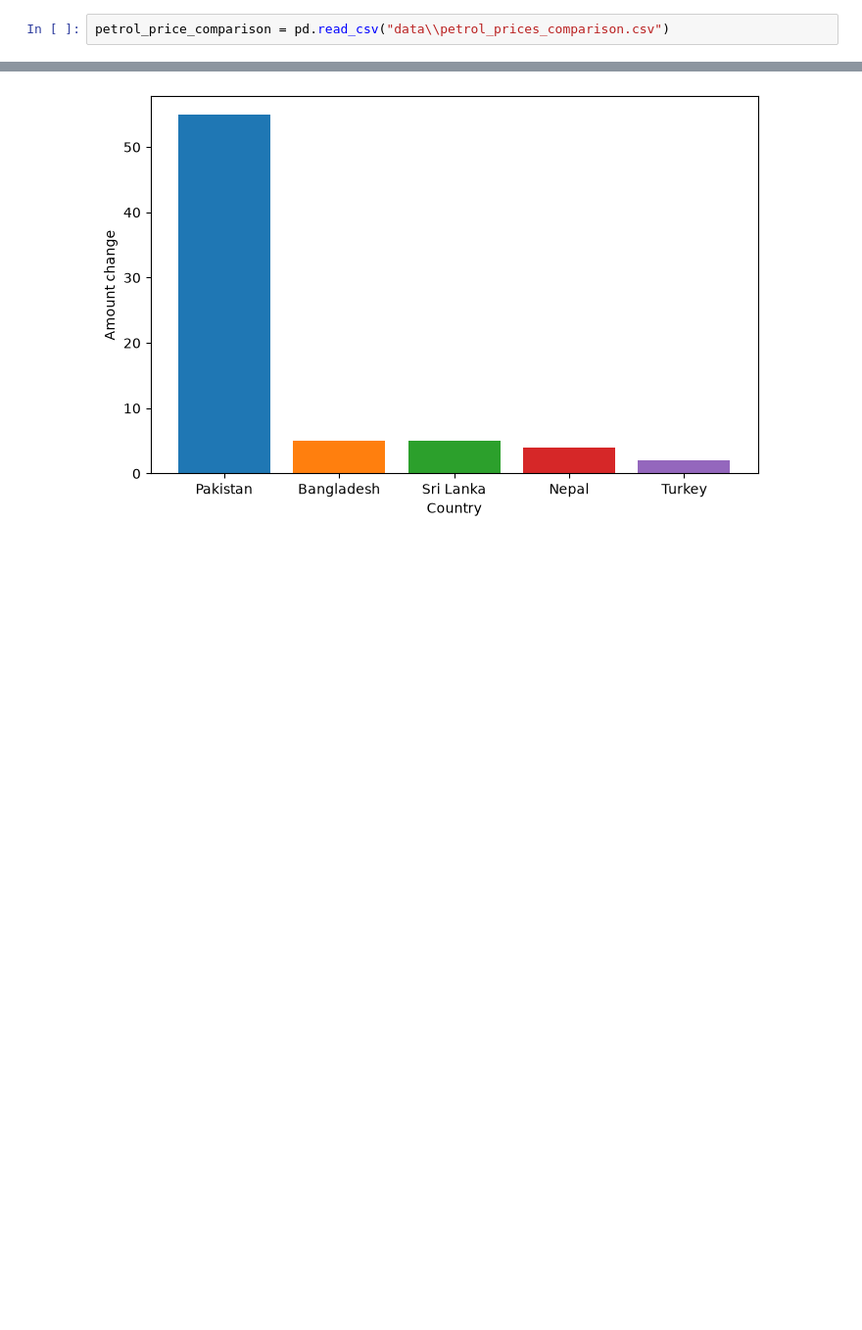
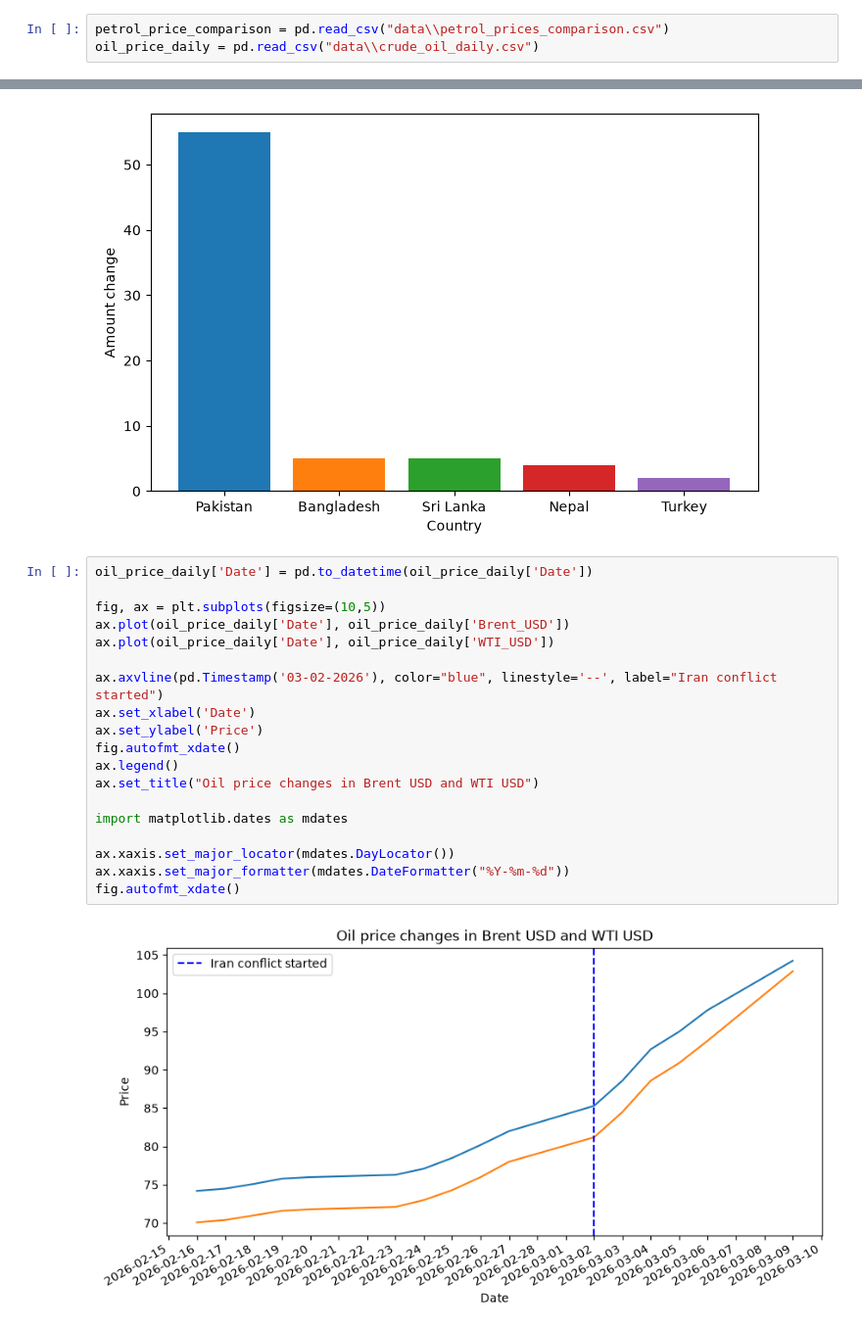
Before and after one commit to dophat1/md2b_learn, a Jupyter notebook: eda_with_matplotlib/iran_oil.ipynb, the cells around one changed output, grey strips where cells are left out. Shown at 98% size. Drawn from its saved outputs; the diff is of its cells as text; blank space fills up the shorter version.

Commit message:
add line plot with lines

```diff
--- a/eda_with_matplotlib/iran_oil.ipynb
+++ b/eda_with_matplotlib/iran_oil.ipynb
@@ -3,3 +3,4 @@ import pandas as pd
 import matplotlib.pyplot as plt
 # %%
 petrol_price_comparison = pd.read_csv("data\\petrol_prices_comparison.csv")
+oil_price_daily = pd.read_csv("data\\crude_oil_daily.csv")
@@ -40,3 +43,24 @@ ax.set_ylabel("Amount change")
 # %% [output]
 Text(0, 0.5, 'Amount change')
 [figure]
+# %%
+oil_price_daily['Date'] = pd.to_datetime(oil_price_daily['Date'])
+
+fig, ax = plt.subplots(figsize=(10,5))
+ax.plot(oil_price_daily['Date'], oil_price_daily['Brent_USD'])
+ax.plot(oil_price_daily['Date'], oil_price_daily['WTI_USD'])
+
+ax.axvline(pd.Timestamp('03-02-2026'), color="blue", linestyle='--', label="Iran conflict started")
+ax.set_xlabel('Date')
+ax.set_ylabel('Price')
+fig.autofmt_xdate()
+ax.legend()
+ax.set_title("Oil price changes in Brent USD and WTI USD")
+
+import matplotlib.dates as mdates
+
+ax.xaxis.set_major_locator(mdates.DayLocator())
+ax.xaxis.set_major_formatter(mdates.DateFormatter("%Y-%m-%d"))
+fig.autofmt_xdate()
+# %% [output]
+[figure, added]
```
Also changed, not shown: parts of 2 cells of this notebook.
